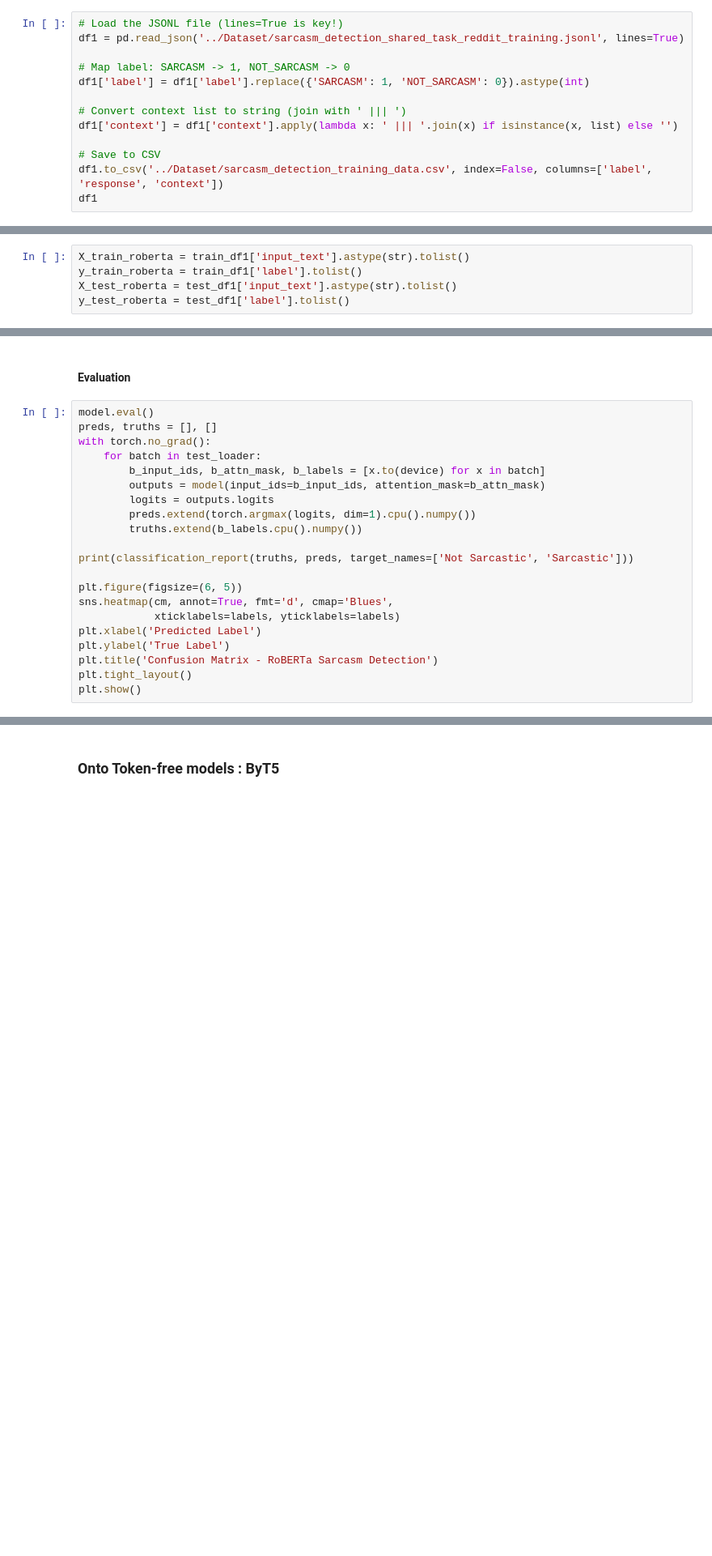
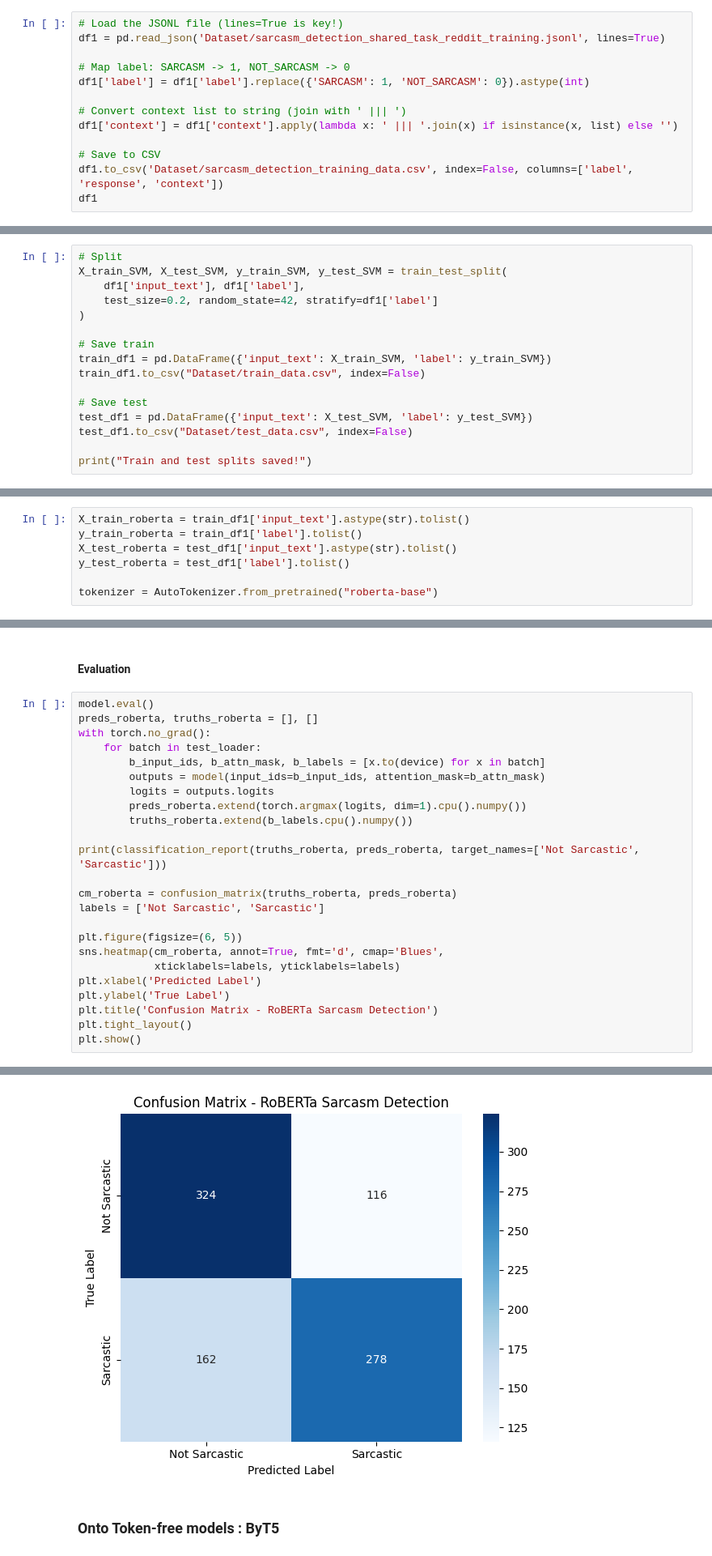
Before and after one commit to minhtripham9/sarcasm-detection, a Jupyter notebook: Code/BERT-canine-byt5-DS1.ipynb, the cells around one changed output, grey strips where cells are left out. Shown: that part at 81% size. Drawn from its saved outputs; the diff is of its cells as text; blank space fills up the shorter version.

```diff
--- a/Code/BERT-canine-byt5-DS1.ipynb
+++ b/Code/BERT-canine-byt5-DS1.ipynb
@@ -25,7 +23,7 @@ from tqdm import tqdm
 #### Loading dataset 1
 # %%
 # Load the JSONL file (lines=True is key!)
-df1 = pd.read_json('../Dataset/sarcasm_detection_shared_task_reddit_training.jsonl', lines=True)
+df1 = pd.read_json('Dataset/sarcasm_detection_shared_task_reddit_training.jsonl', lines=True)
 
 # Map label: SARCASM -> 1, NOT_SARCASM -> 0
 df1['label'] = df1['label'].replace({'SARCASM': 1, 'NOT_SARCASM': 0}).astype(int)
@@ -34,5 +32,5 @@ df1['label'] = df1['label'].replace({'SARCASM': 1, 'NOT_SARCASM': 0}).astype(int
 df1['context'] = df1['context'].apply(lambda x: ' ||| '.join(x) if isinstance(x, list) else '')
 
 # Save to CSV
-df1.to_csv('../Dataset/sarcasm_detection_training_data.csv', index=False, columns=['label', 'response', 'context'])
+df1.to_csv('Dataset/sarcasm_detection_training_data.csv', index=False, columns=['label', 'response', 'context'])
 df1
@@ -45,0 +65,16 @@ print(df1[['input_text', 'label']].head())
+# %%
+# Split
+X_train_SVM, X_test_SVM, y_train_SVM, y_test_SVM = train_test_split(
+    df1['input_text'], df1['label'],
+    test_size=0.2, random_state=42, stratify=df1['label']
+)
+
+# Save train
+train_df1 = pd.DataFrame({'input_text': X_train_SVM, 'label': y_train_SVM})
+train_df1.to_csv("Dataset/train_data.csv", index=False)
+
+# Save test
+test_df1 = pd.DataFrame({'input_text': X_test_SVM, 'label': y_test_SVM})
+test_df1.to_csv("Dataset/test_data.csv", index=False)
+
+print("Train and test splits saved!")
@@ -52,3 +89,5 @@ X_train_roberta = train_df1['input_text'].astype(str).tolist()
 y_train_roberta = train_df1['label'].tolist()
 X_test_roberta = test_df1['input_text'].astype(str).tolist()
 y_test_roberta = test_df1['label'].tolist()
+
+tokenizer = AutoTokenizer.from_pretrained("roberta-base")
@@ -112,22 +164,26 @@ for epoch in range(epochs):
 #### Evaluation
 # %%
 model.eval()
-preds, truths = [], []
+preds_roberta, truths_roberta = [], []
 with torch.no_grad():
     for batch in test_loader:
         b_input_ids, b_attn_mask, b_labels = [x.to(device) for x in batch]
         outputs = model(input_ids=b_input_ids, attention_mask=b_attn_mask)
         logits = outputs.logits
-        preds.extend(torch.argmax(logits, dim=1).cpu().numpy())
-        truths.extend(b_labels.cpu().numpy())
+        preds_roberta.extend(torch.argmax(logits, dim=1).cpu().numpy())
+        truths_roberta.extend(b_labels.cpu().numpy())
 
-print(classification_report(truths, preds, target_names=['Not Sarcastic', 'Sarcastic']))
+print(classification_report(truths_roberta, preds_roberta, target_names=['Not Sarcastic', 'Sarcastic']))
+
+cm_roberta = confusion_matrix(truths_roberta, preds_roberta)
+labels = ['Not Sarcastic', 'Sarcastic']
 
 plt.figure(figsize=(6, 5))
-sns.heatmap(cm, annot=True, fmt='d', cmap='Blues',
+sns.heatmap(cm_roberta, annot=True, fmt='d', cmap='Blues',
             xticklabels=labels, yticklabels=labels)
 plt.xlabel('Predicted Label')
 plt.ylabel('True Label')
 plt.title('Confusion Matrix - RoBERTa Sarcasm Detection')
 plt.tight_layout()
 plt.show()
+# %% [output]
@@ -134,3 +198,4 @@ plt.show()
+[figure, added]
 # %% [markdown]
 ### Onto Token-free models : ByT5
 # %% [markdown]
```
Also changed, not shown: parts of 11 cells of this notebook.
